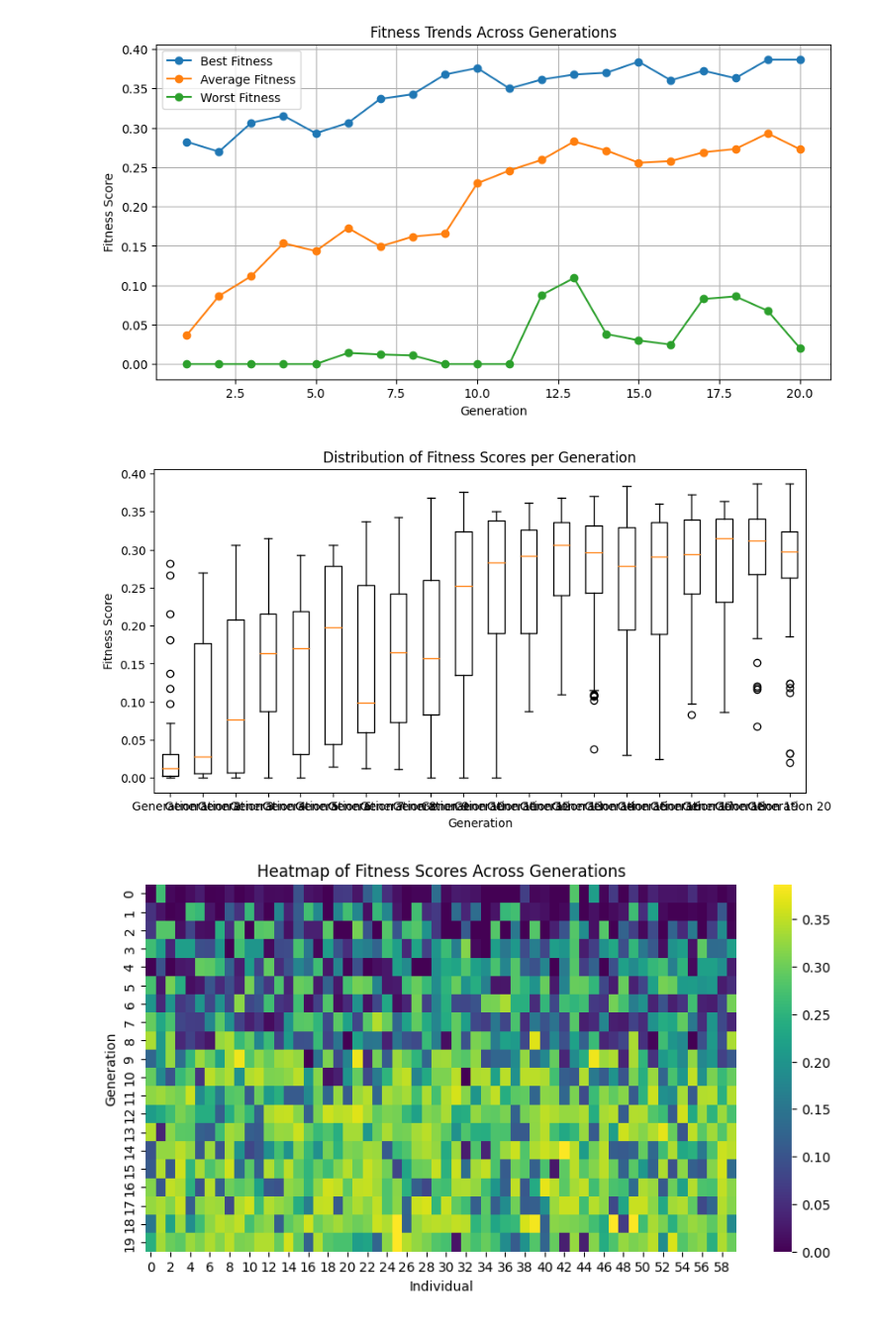
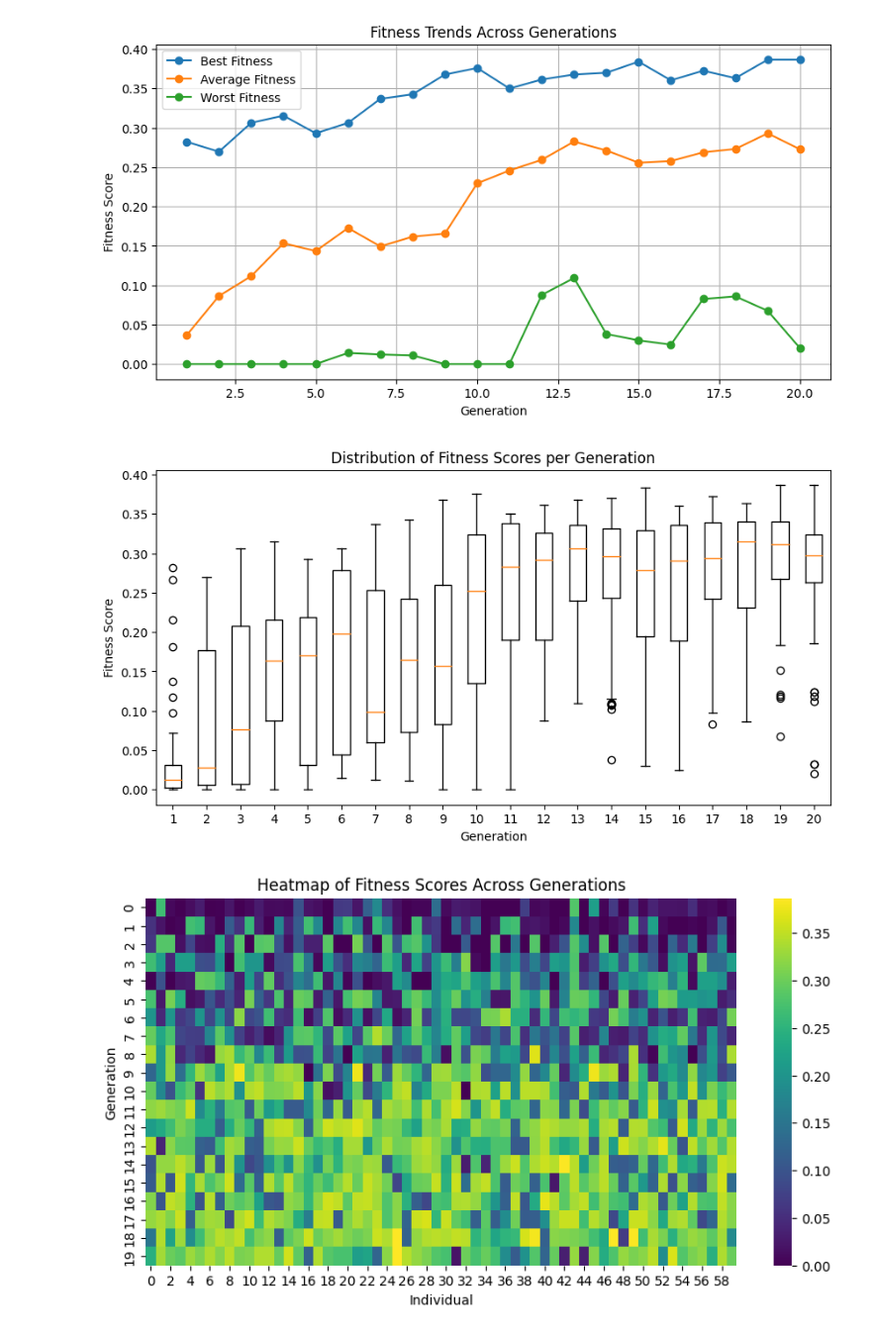
Before and after one commit to georgebaint/Mobile-Robot-Simulator, a Jupyter notebook: evolution_plots.ipynb, the cells around one changed output. Shown at 99% size. Cells and saved outputs as stored; diff of their text form; code cells hidden in the pictures.

```diff
--- a/evolution_plots.ipynb
+++ b/evolution_plots.ipynb
@@ -57,13 +45,13 @@ plt.show()
 [figure]
 # %%
 plt.figure(figsize=(10, 5))
-plt.boxplot(fitness_history, labels=[f'Generation {i+1}' for i in range(len(fitness_history))])
+plt.boxplot(fitness_history, labels=[f'{i+1}' for i in range(len(fitness_history))])
 plt.xlabel('Generation')
 plt.ylabel('Fitness Score')
 plt.title('Distribution of Fitness Scores per Generation')
 plt.show()
 # %% [output]
-[figure, old version]
+[figure, new version]
 # %%
 fitness_matrix = np.array(fitness_history)
 
```
Also changed, not shown: parts of 14 cells of this notebook, 12 other files.
